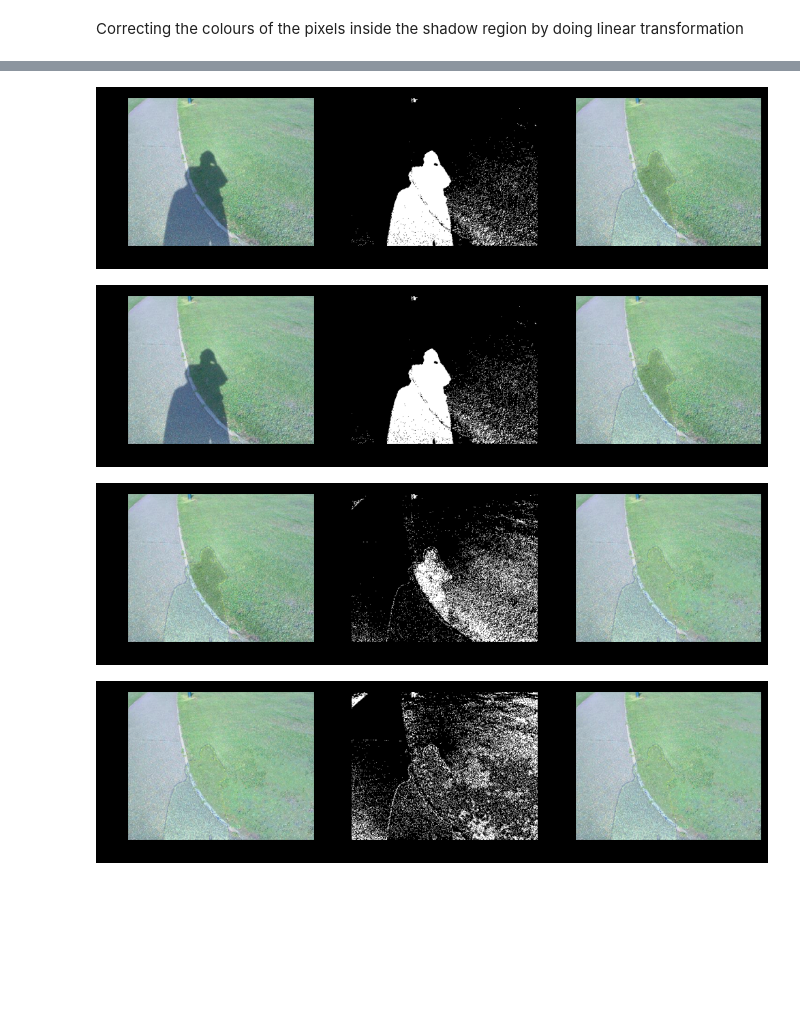
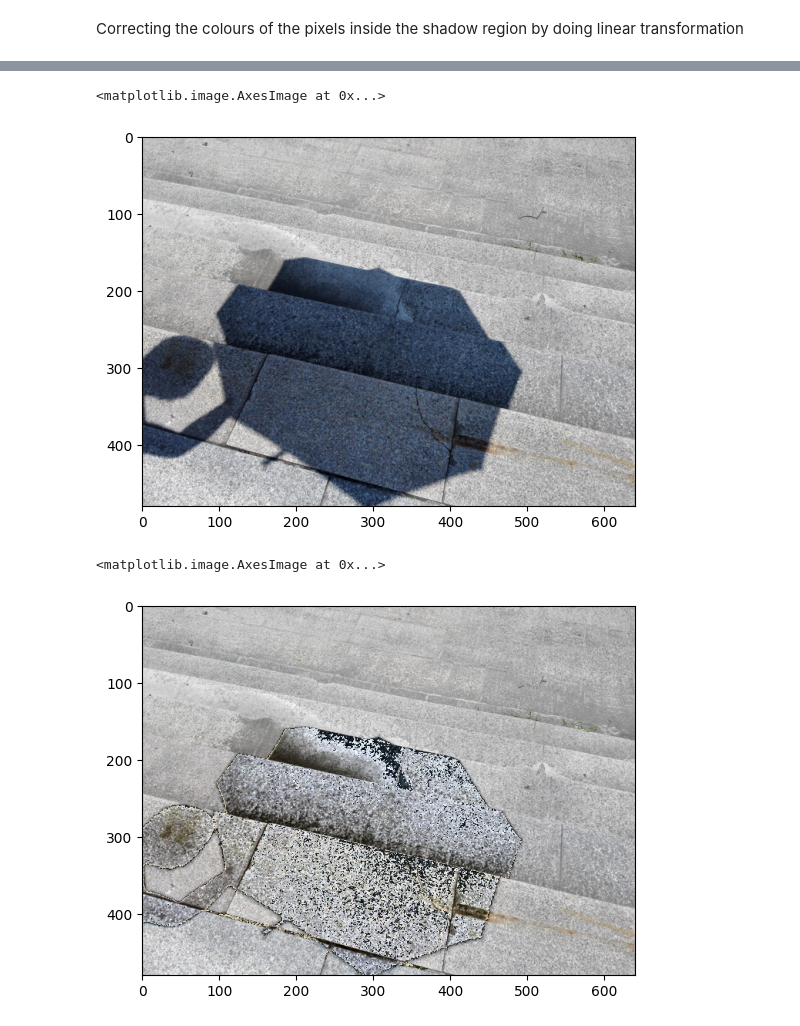
Before and after one commit to Asharma538/CV_Project, a Jupyter notebook: trial/shadow_remover.ipynb, the cells around one changed output, grey strips where cells are left out. Cells and saved outputs as stored; diff of their text form; code cells hidden in the pictures; blank space fills up the shorter version.

```diff
--- a/trial/shadow_remover.ipynb
+++ b/trial/shadow_remover.ipynb
@@ -92,8 +92,15 @@ def correct_region_lab(org_img: np.ndarray, shadow_clear_img: np.ndarray, shadow
     lab_ratio = border_average_lab / shadow_average_lab
     shadow_clear_img = cv2.cvtColor(shadow_clear_img, cv2.COLOR_RGB2LAB)
 
-    shadow_clear_img[shadow_indices[0], shadow_indices[1]] = np.uint8(shadow_clear_img[shadow_indices[0], shadow_indices[1]] * lab_ratio)
+    shadow_clear_img.astype(np.int16)
+    shadow_clear_img[shadow_indices[0], shadow_indices[1]] = shadow_clear_img[shadow_indices[0], shadow_indices[1]] * lab_ratio
 
+    for i in range(shadow_clear_img.shape[0]):
+        for j in range(shadow_clear_img.shape[1]):
+            for k in range(shadow_clear_img.shape[2]):
+                shadow_clear_img[i][j][k] = max(min(shadow_clear_img[i][j][k],255),0)
+
+    shadow_clear_img.astype(np.uint8)
     shadow_clear_img = cv2.cvtColor(shadow_clear_img, cv2.COLOR_LAB2RGB)
 
     return shadow_clear_img
@@ -177,7 +184,7 @@ def process_regions(org_image: np.ndarray,
 
                 # Image is converted to HSV before filtering, as BGR components of the image
                 # is more interconnected, therefore filtering each channel independently wouldn't be correct
-                shadow_clear_img = edge_median_filter(cv2.cvtColor(shadow_clear_img, cv2.COLOR_RGB2HSV),contours)
+                # shadow_clear_img = edge_median_filter(cv2.cvtColor(shadow_clear_img, cv2.COLOR_RGB2HSV),contours)
                 if verbose:
                     display_region(org_image, shadow_clear_img, label, temp_filter, contours)
 
@@ -312,10 +319,6 @@ def process_image_file(image: np.ndarray,
 
     shadow_clear = image
 
-    # mask = calculate_mask(shadow_clear, ab_threshold, region_adjustment_kernel_size, method)
-
-    # rgb_mask = cv2.cvtColor(mask, cv2.COLOR_GRAY2RGB)
-
     if plot_results:
         for _ in range(itr):
             plt.figure(figsize=(12,10),facecolor='black')
@@ -342,12 +345,17 @@ def process_image_file(image: np.ndarray,
             plt.show()
     else:
         for _ in range(itr):
-            shadow_clear, mask = remove_shadows(shadow_clear, method, ab_threshold, lab_adjustment, region_adjustment_kernel_size,
-                                                shadow_dilation_iteration, shadow_dilation_kernel_size, shadow_size_threshold, verbose=verbose)
+            mask = calculate_mask(shadow_clear, ab_threshold, region_adjustment_kernel_size, method)
+            shadow_clear = remove_shadows(shadow_clear,
+                                          mask,
+                                          lab_adjustment,
+                                          shadow_dilation_iteration,
+                                          shadow_dilation_kernel_size,
+                                          shadow_size_threshold, verbose=verbose)
 
     return image, mask, shadow_clear
 # %%
-image_path = "../Images/image1.jpg"
+image_path = "../Images/image4.png"
 image = cv2.cvtColor(cv2.imread(image_path),cv2.COLOR_BGR2RGB)
 plt.imshow(image)
 # %% [output]
@@ -356,22 +364,18 @@ plt.imshow(image)
 # %%
-org_image1, mask1, image_clear1 = process_image_file(image=image,
-                                                  itr=1,method=3,
-                                                  ab_threshold = -255,lab_adjustment=True,
-                                                  region_adjustment_kernel_size= 7,shadow_dilation_kernel_size = 7,shadow_dilation_iteration = 7,
-                                                  shadow_size_threshold = 2500,
-                                                  save = False,verbose = False,plot_results=True)
+org_image, mask, image_clear = process_image_file(image=image,
+                                                itr=1,method=3,
+                                                ab_threshold = -255,lab_adjustment=True,
+                                                region_adjustment_kernel_size= 30,shadow_dilation_kernel_size = 7,shadow_dilation_iteration = 7,
+                                                shadow_size_threshold = 20,
+                                                save = False,verbose = False,plot_results=False)
+plt.imshow(org_image)
 # %% [output]
+<matplotlib.image.AxesImage at 0x...>
-[figure, old version]
+[figure, new version]
-# %%
-org_image, mask, image_clear = process_image_file(image=image,
-                                                  itr=3,method=3,
-                                                  ab_threshold = -255,lab_adjustment=True,
-                                                  region_adjustment_kernel_size= 7,shadow_dilation_kernel_size = 7,shadow_dilation_iteration = 7,
-                                                  shadow_size_threshold = 2500,
-                                                  save = False,verbose = False,plot_results=True)
-# %% [output]
-[figure, removed]
-[figure, removed]
-[figure, removed]
+# %%
+plt.imshow(image_clear)
+# %% [output]
+<matplotlib.image.AxesImage at 0x...>
+[figure, added]
 # %%
 def dilate(im): return cv2.dilate(im,(3,3))
```
Also changed, not shown: parts of 2 cells of this notebook, 9 other files.
